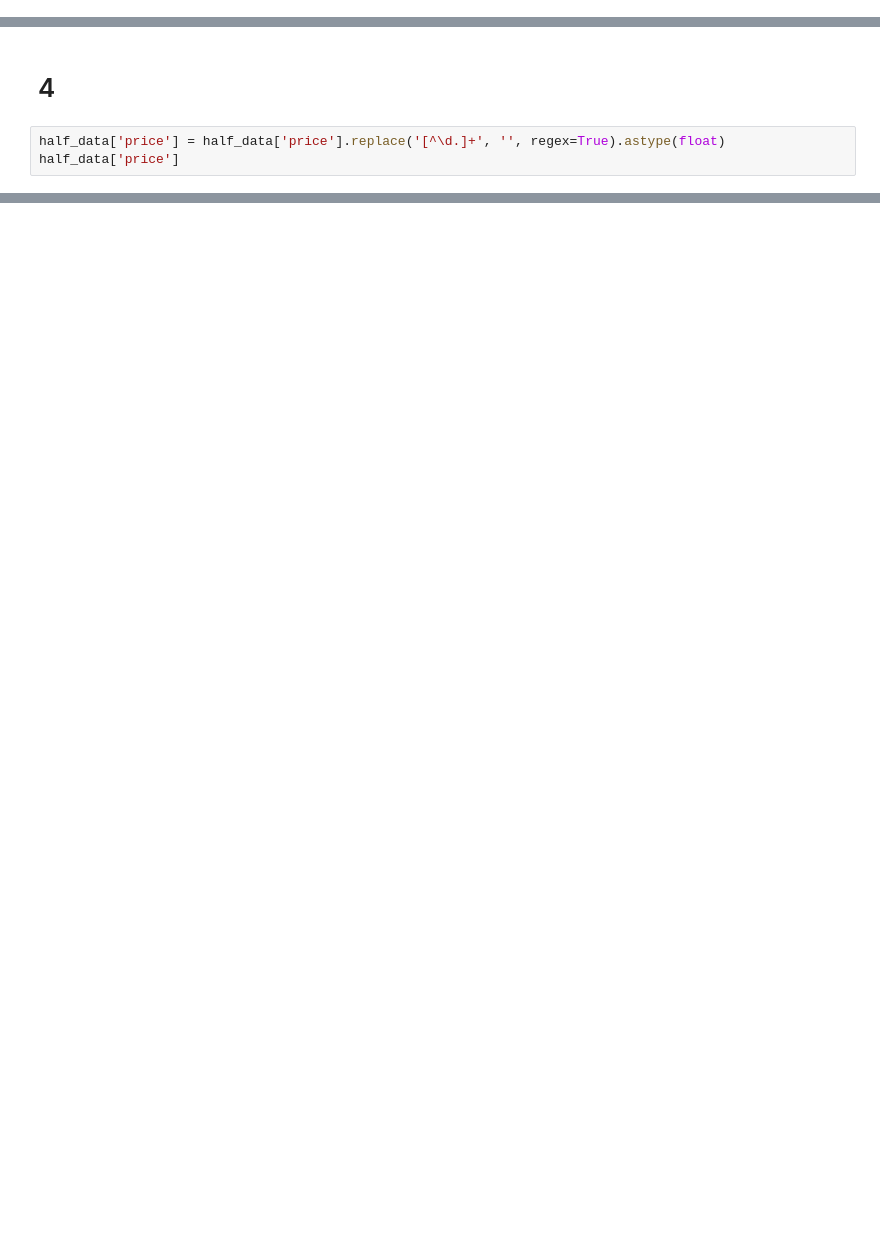
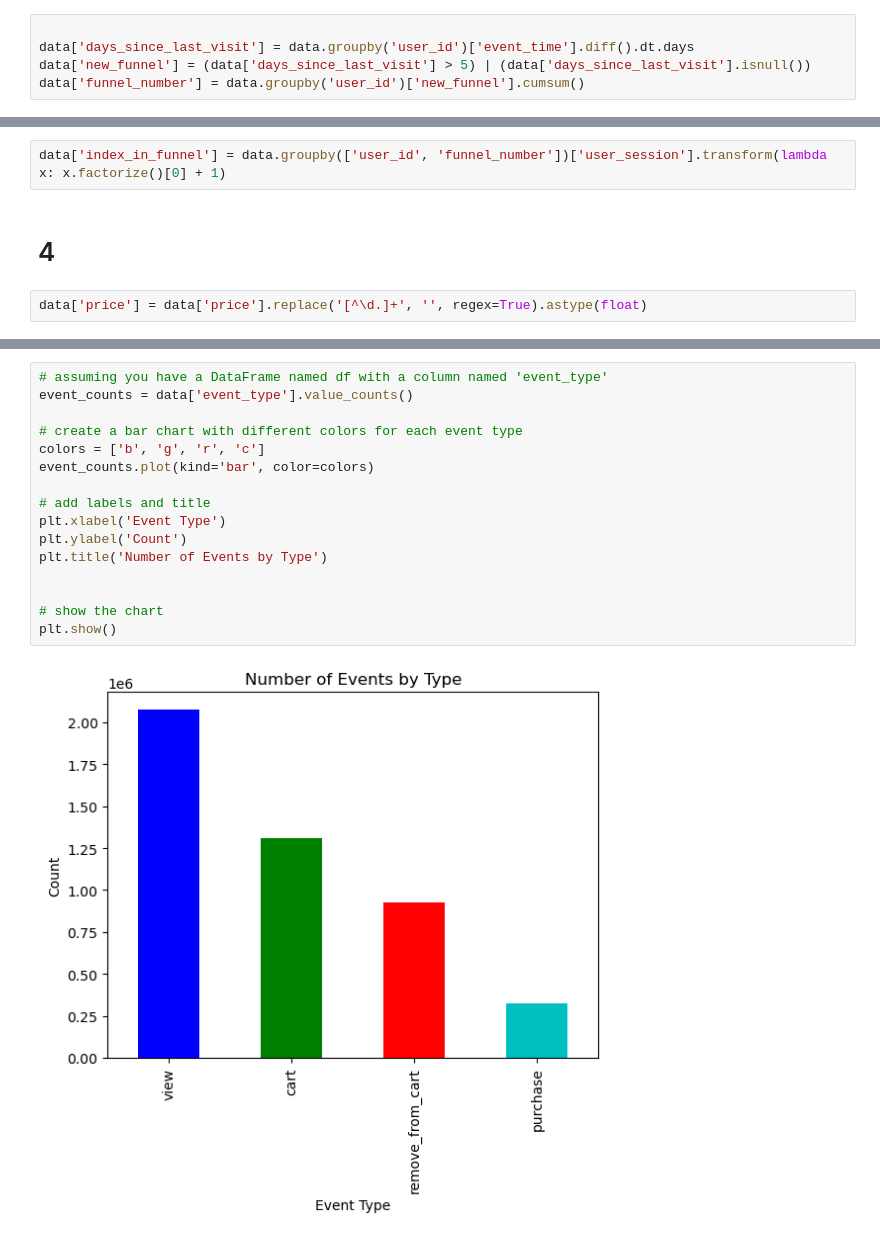
Before and after one commit to binyag/DM_hw_2, a Jupyter notebook: HW_2.ipynb, the cells around one changed output, grey strips where cells are left out. Drawn from its saved outputs; the diff is of its cells as text; blank space fills up the shorter version.

```diff
--- a/HW_2.ipynb
+++ b/HW_2.ipynb
@@ -107,0 +48,5 @@ half_data['funnel_number'] = (half_data.groupby('user_id')['event_time']
+# %%
+
+data['days_since_last_visit'] = data.groupby('user_id')['event_time'].diff().dt.days
+data['new_funnel'] = (data['days_since_last_visit'] > 5) | (data['days_since_last_visit'].isnull())
+data['funnel_number'] = data.groupby('user_id')['new_funnel'].cumsum()
@@ -165,5 +71,6 @@ half_data.sort_values(by='index_in_funnel', ascending=False)[['index_in_funnel',
+# %%
+data['index_in_funnel'] = data.groupby(['user_id', 'funnel_number'])['user_session'].transform(lambda x: x.factorize()[0] + 1)
 # %% [markdown]
 # 4
 # %%
-half_data['price'] = half_data['price'].replace('[^\d.]+', '', regex=True).astype(float)
-half_data['price']
+data['price'] = data['price'].replace('[^\d.]+', '', regex=True).astype(float)
@@ -182,0 +79,18 @@ Name: price, Length: 100001, dtype: float64
+# %%
+# assuming you have a DataFrame named df with a column named 'event_type'
+event_counts = data['event_type'].value_counts()
+
+# create a bar chart with different colors for each event type
+colors = ['b', 'g', 'r', 'c']
+event_counts.plot(kind='bar', color=colors)
+
+# add labels and title
+plt.xlabel('Event Type')
+plt.ylabel('Count')
+plt.title('Number of Events by Type')
+
+
+# show the chart
+plt.show()
+# %% [output]
+[figure, added]
```
Also changed, not shown: parts of 24 cells of this notebook.
